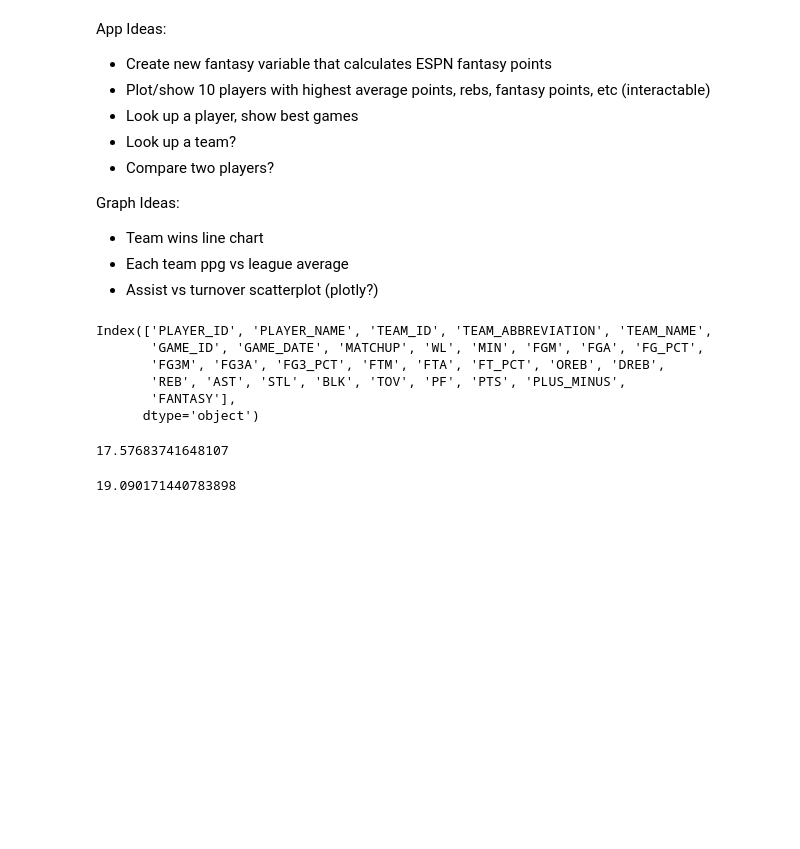
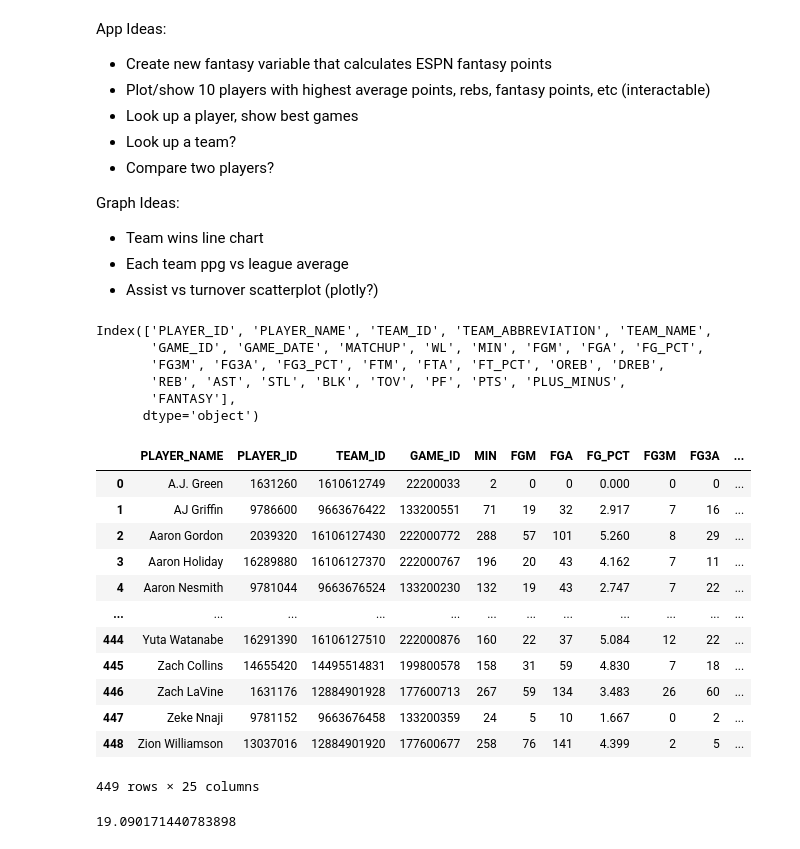
Before and after one commit to parkcherrington/NBA_Project, a Jupyter notebook: NBA_EDA.ipynb, the cells around one changed output. Cells and saved outputs as stored; diff of their text form; code cells hidden in the pictures; blank space fills up the shorter version.

```diff
--- a/NBA_EDA.ipynb
+++ b/NBA_EDA.ipynb
@@ -28,13 +29,25 @@ Index(['PLAYER_ID', 'PLAYER_NAME', 'TEAM_ID', 'TEAM_ABBREVIATION', 'TEAM_NAME',
 # %%
 # Create a new df that is the sums of stats
 # Create a new df that is the averages per game of stats
 
 # Both of these are one row per player.
-totals = boxdf.groupby('PLAYER_NAME').sum()
+totals = boxdf.groupby('PLAYER_NAME', as_index = False).sum()
 means = boxdf.groupby('PLAYER_NAME').mean()
-totals['AST'].mean()
+totals
 # %% [output]
+|  | PLAYER_NAME | PLAYER_ID | TEAM_ID | GAME_ID | MIN | FGM | FGA | FG_PCT | FG3M | FG3A | ... |
+| 0 | A.J. Green | 1631260 | 1610612749 | 22200033 | 2 | 0 | 0 | 0.000 | 0 | 0 | ... |
+| 1 | AJ Griffin | 9786600 | 9663676422 | 133200551 | 71 | 19 | 32 | 2.917 | 7 | 16 | ... |
+| 2 | Aaron Gordon | 2039320 | 16106127430 | 222000772 | 288 | 57 | 101 | 5.260 | 8 | 29 | ... |
+| 3 | Aaron Holiday | 16289880 | 16106127370 | 222000767 | 196 | 20 | 43 | 4.162 | 7 | 11 | ... |
+| 4 | Aaron Nesmith | 9781044 | 9663676524 | 133200230 | 132 | 19 | 43 | 2.747 | 7 | 22 | ... |
+| ... | ... | ... | ... | ... | ... | ... | ... | ... | ... | ... | ... |
+| 444 | Yuta Watanabe | 16291390 | 16106127510 | 222000876 | 160 | 22 | 37 | 5.084 | 12 | 22 | ... |
+| 445 | Zach Collins | 14655420 | 14495514831 | 199800578 | 158 | 31 | 59 | 4.830 | 7 | 18 | ... |
+| 446 | Zach LaVine | 1631176 | 12884901928 | 177600713 | 267 | 59 | 134 | 3.483 | 26 | 60 | ... |
+| 447 | Zeke Nnaji | 9781152 | 9663676458 | 133200359 | 24 | 5 | 10 | 1.667 | 0 | 2 | ... |
+| 448 | Zion Williamson | 13037016 | 12884901920 | 177600677 | 258 | 76 | 141 | 4.399 | 2 | 5 | ... |
-17.57683741648107
+449 rows × 25 columns
 # %%
 means['MIN'].mean()
 # %% [output]
```
Also changed, not shown: parts of 4 cells of this notebook, 1 other file.
